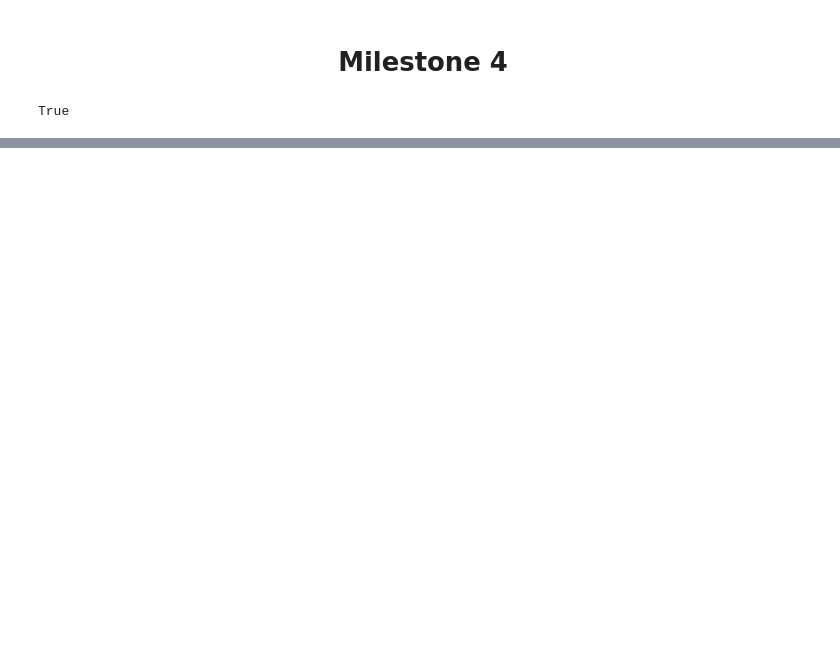
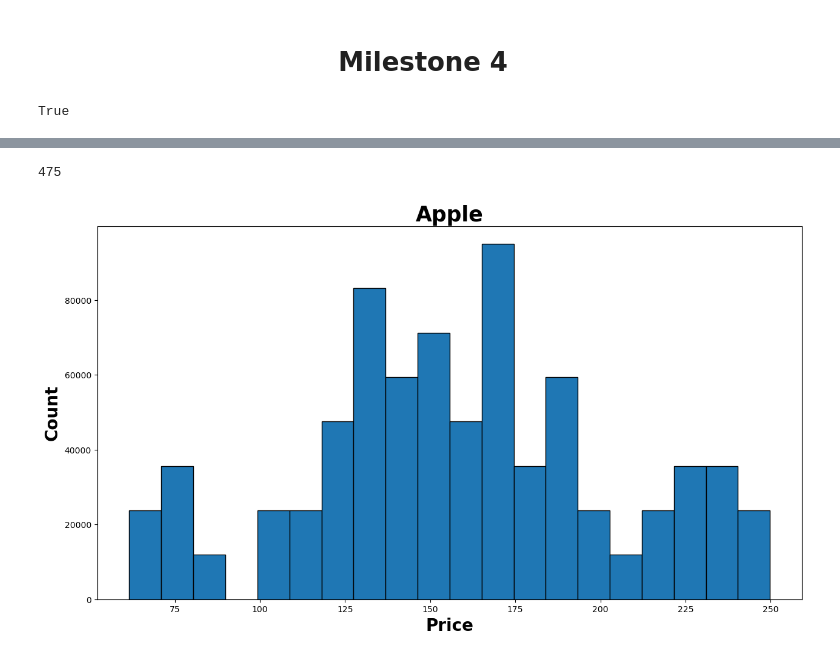
Before and after one commit to MWPerrineJr/data_prep_final, a Jupyter notebook: Final Project.ipynb, the cells around one changed output, grey strips where cells are left out. Drawn from its saved outputs; the diff is of its cells as text; code cells hidden in the pictures; blank space fills up the shorter version.

```diff
--- a/Final Project.ipynb
+++ b/Final Project.ipynb
@@ -477,0 +256,3 @@ stock_data
+# %%
+# This code creates the SQL database
+conn = sqlite3.connect('stock_analysis.db')
@@ -477,0 +302,5 @@ stock_data
+# %%
+# This code adds the dataframe to the sql database
+new_data_1.to_sql('eco_indicators', conn, if_exists= 'append', index=False)
+# %% [output]
+475
@@ -477,0 +310,11 @@ stock_data
+# %%
+# This code creates the query to join two columns from the stock table and one column from the eco_indicators table
+query = """
+        SELECT *
+        FROM stocks
+        CROSS JOIN eco_indicators
+
+
+        """
+# %%
+df = pd.read_sql_query(query, conn)
@@ -477,0 +324,11 @@ stock_data
+# %%
+# Histogram of Apple prices
+plt.figure(figsize=(15,8))
+plt.hist(data=df, x='aapl', bins= 20, edgecolor= 'black')
+plt.title('Apple',fontsize= 25, weight = 'bold')
+plt.xlabel('Price', fontsize= 20, weight = 'bold')
+plt.ylabel('Count', fontsize= 20, weight = 'bold')
+
+plt.show()
+# %% [output]
+[figure, added]
```
Also changed, not shown: parts of 69 cells of this notebook, 4 other files.
